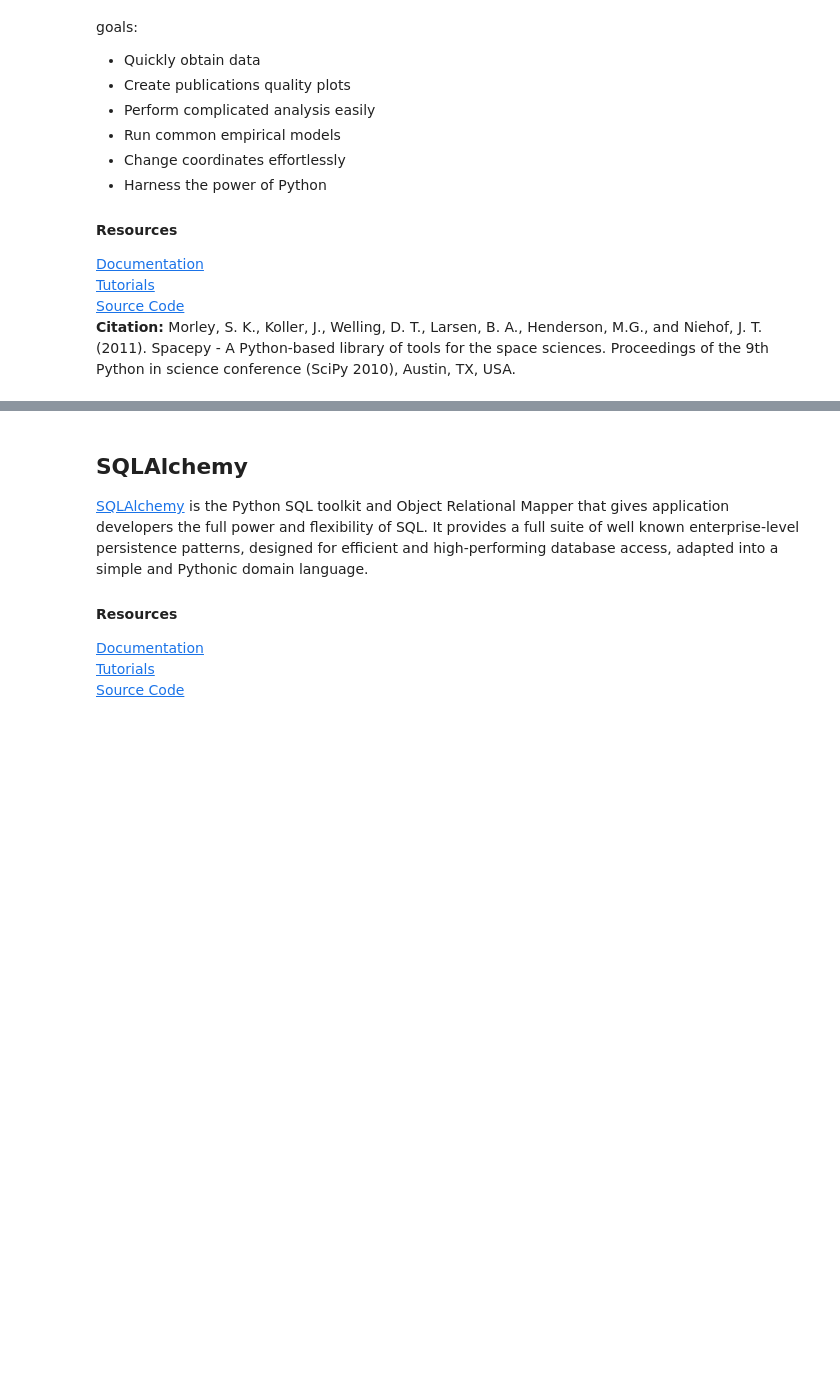
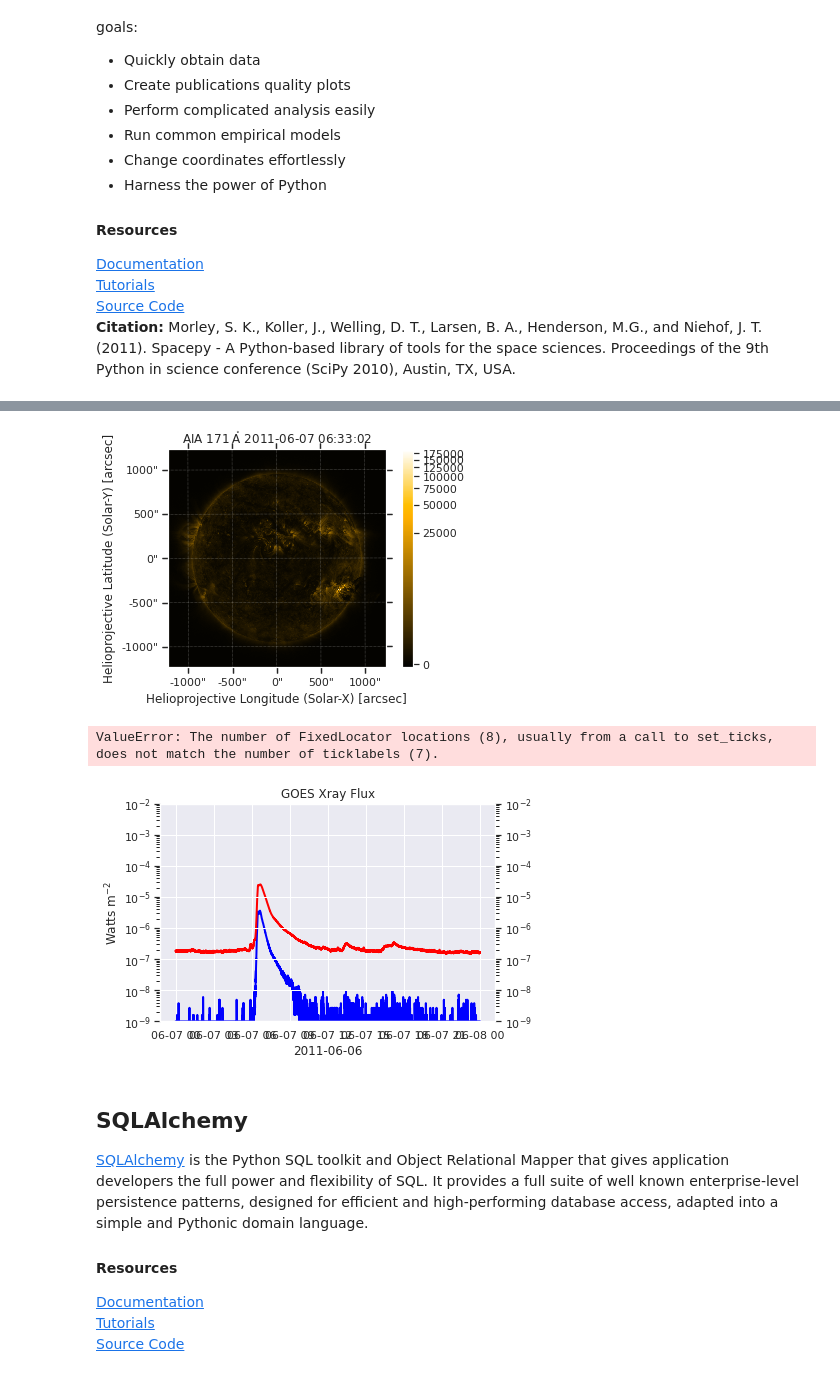
Before and after one commit to EarthCubeInGeo/resen-core, a Jupyter notebook: tutorials/GeospacePackagesInResen.ipynb, the cells around one changed output, grey strips where cells are left out. Saved outputs shown, nothing was run; the diff lists cells and outputs as text; code cells hidden in the pictures; blank space fills up the shorter version.

```diff
--- a/tutorials/GeospacePackagesInResen.ipynb
+++ b/tutorials/GeospacePackagesInResen.ipynb
@@ -711,0 +790,24 @@ Sciunits are efficient, lightweight, self-contained packages of computational ex
+# %%
+from skyfield.api import load
+from skyfield.api import Topos
+
+# Compute the current position of Mars in the sky
+planets = load('de421.bsp')
+earth, mars = planets['earth'], planets['mars']
+
+ts = load.timescale()
+t = ts.now()
+astrometric = earth.at(t).observe(mars)
+ra, dec, distance = astrometric.radec()
+
+print(ra)
+print(dec)
+print(distance)
+
+# Can specify location on Earth in topocentric coordinates
+boston = earth + Topos('42.3583 N', '71.0636 W')
+astrometric = boston.at(t).observe(mars)
+alt, az, d = astrometric.apparent().altaz()
+
+print(alt)
+print(az)
@@ -772,3 +890,21 @@ plt.plot(ticks.eDOY, data['Dst'])
+# %%
+import sunpy.data.sample
+import sunpy.map
+import numpy as np
+import sunpy.data.sample
+import sunpy.timeseries as ts
+
+# Look at a map
+aia = sunpy.map.Map(sunpy.data.sample.AIA_171_IMAGE)
+aia.peek()
+
+# and a time series
+my_timeseries = ts.TimeSeries(sunpy.data.sample.GOES_XRS_TIMESERIES, source='XRS')
+my_timeseries.peek()
+# %% [output]
+[figure, added]
+ValueError: The number of FixedLocator locations (8), usually from a call to set_ticks, does not match the number of ticklabels (7).
+[figure, added]
 # %% [markdown]
 <a id='sqlalchemy'></a>
 ## SQLAlchemy
```
Also changed, not shown: parts of 20 cells of this notebook.
